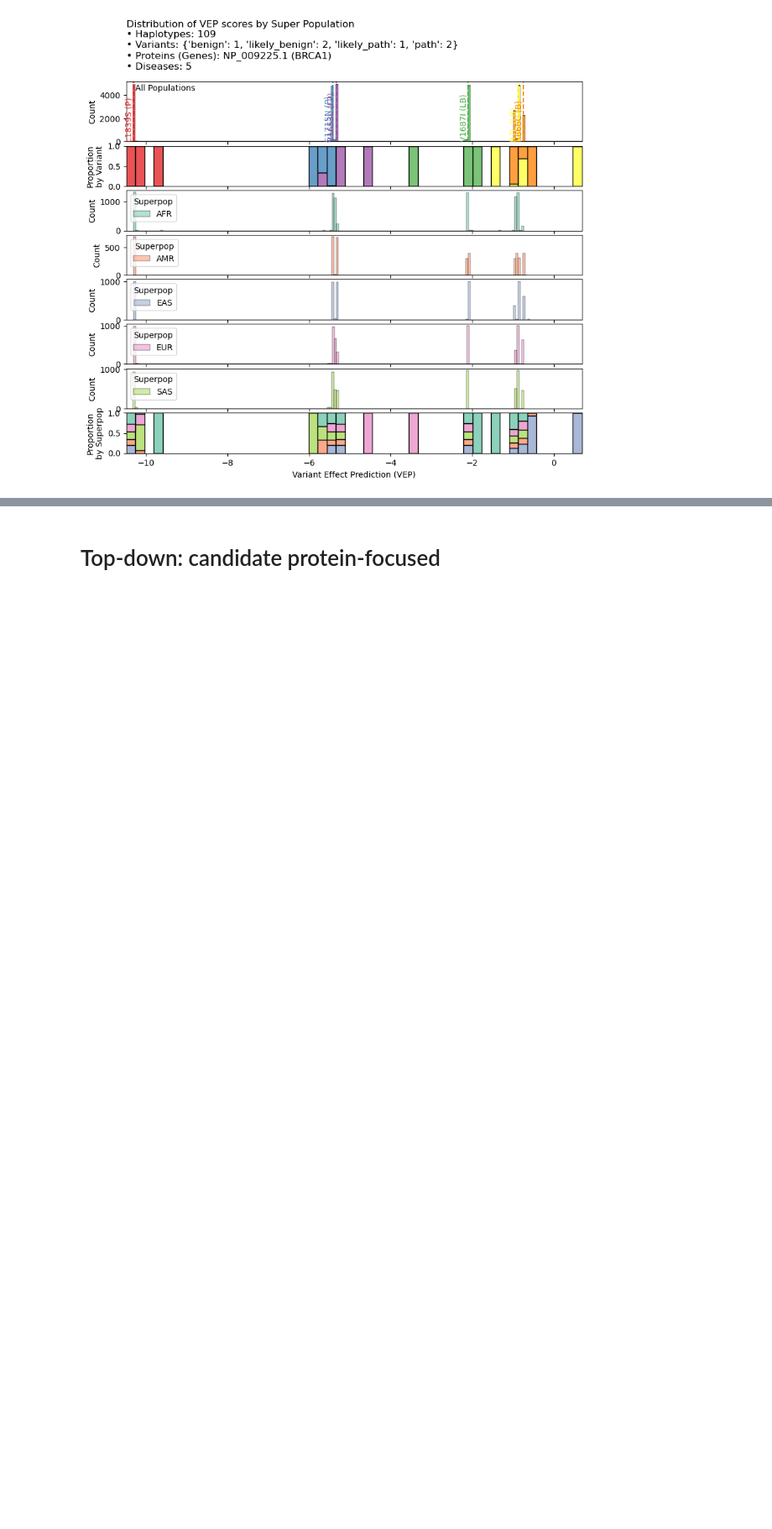
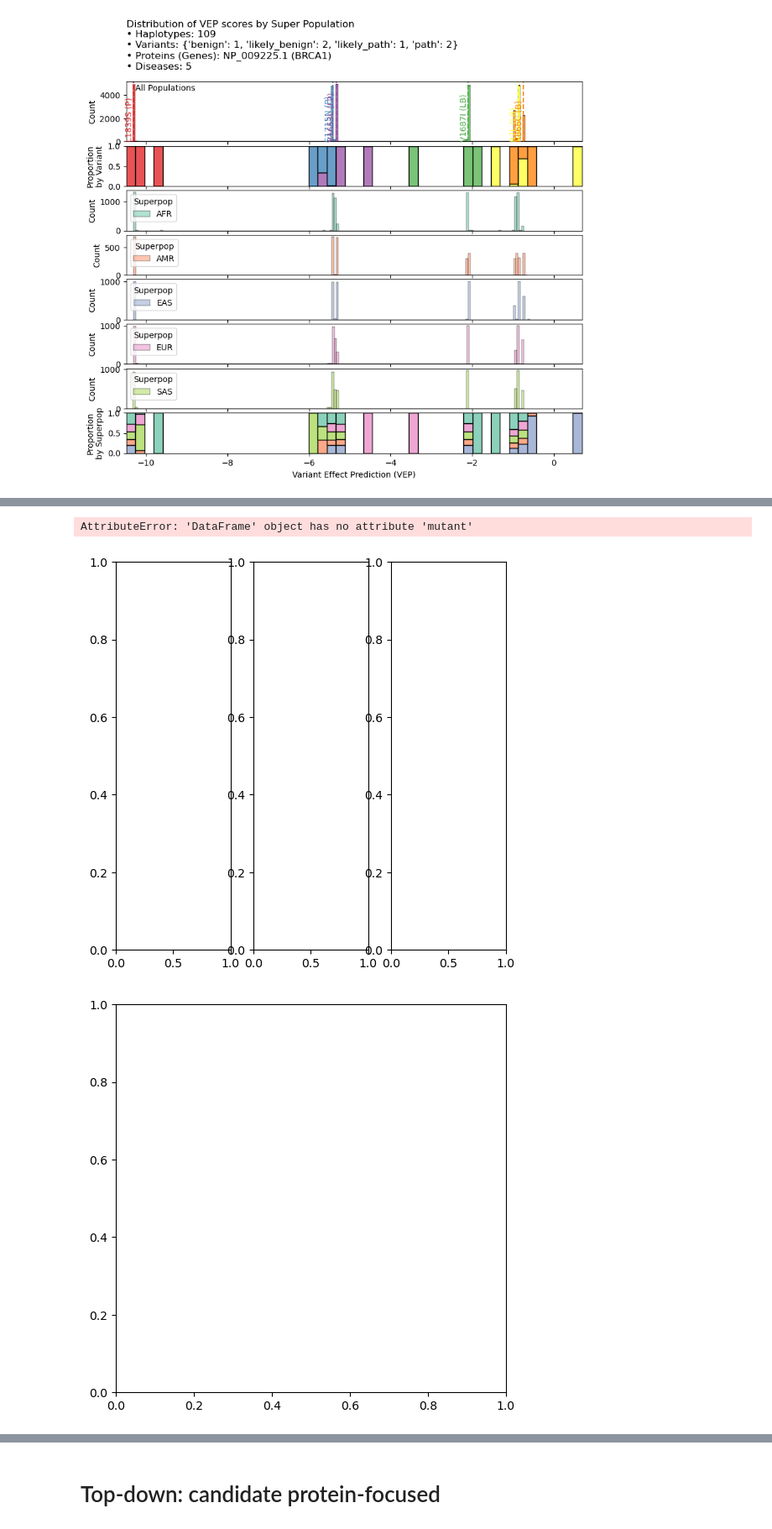
Before and after one commit to bschilder/VEP_protein, a Jupyter notebook: notebooks/VEP_case_studies.ipynb, the cells around one changed output, grey strips where cells are left out. Shown at 84% size. Cells and saved outputs as stored; diff of their text form; code cells hidden in the pictures; blank space fills up the shorter version.

```diff
--- a/notebooks/VEP_case_studies.ipynb
+++ b/notebooks/VEP_case_studies.ipynb
@@ -301,0 +487,32 @@ Percentage of population-specific haplotypes: 80.73%
+# %%
+vep_dma_agg = vep_dms.groupby(["model_location","scoring_strategy","gene",
+                               "is_ref","clinsig","Super Population"]
+                               ).agg({"VEP": "mean","DMS_score": "mean"}).reset_index()
+
+
+# Create figure with 3 subplots
+fig, axes = plt.subplots(1, 3, figsize=(6, 6))
+cmap = utils.get_clinsig_palette()
+# Plot all data
+va.plot_vep_dms_correlation(vep_dma_agg,  cmap=cmap,
+                            hue="clinsig")
+axes[0].set_title("All Data")
+
+# Plot reference data only
+ref_data = vep_dma_agg[vep_dma_agg['is_ref'] == True]
+va.plot_vep_dms_correlation(ref_data, ax=axes[1], cmap=cmap,
+                            hue="clinsig")
+axes[1].set_title("Reference Data Only")
+
+# Plot non-reference data only
+non_ref_data = vep_dma_agg[vep_dma_agg['is_ref'] == False]
+va.plot_vep_dms_correlation(non_ref_data, ax=axes[2], cmap=cmap,
+                            hue="clinsig")
+axes[2].set_title("Non-Reference Data Only")
+
+plt.tight_layout()
+plt.show()
+# %% [output]
+AttributeError: 'DataFrame' object has no attribute 'mutant'
+[figure, added]
+[figure, added]
```
Also changed, not shown: parts of 32 cells of this notebook, 11 other files.
